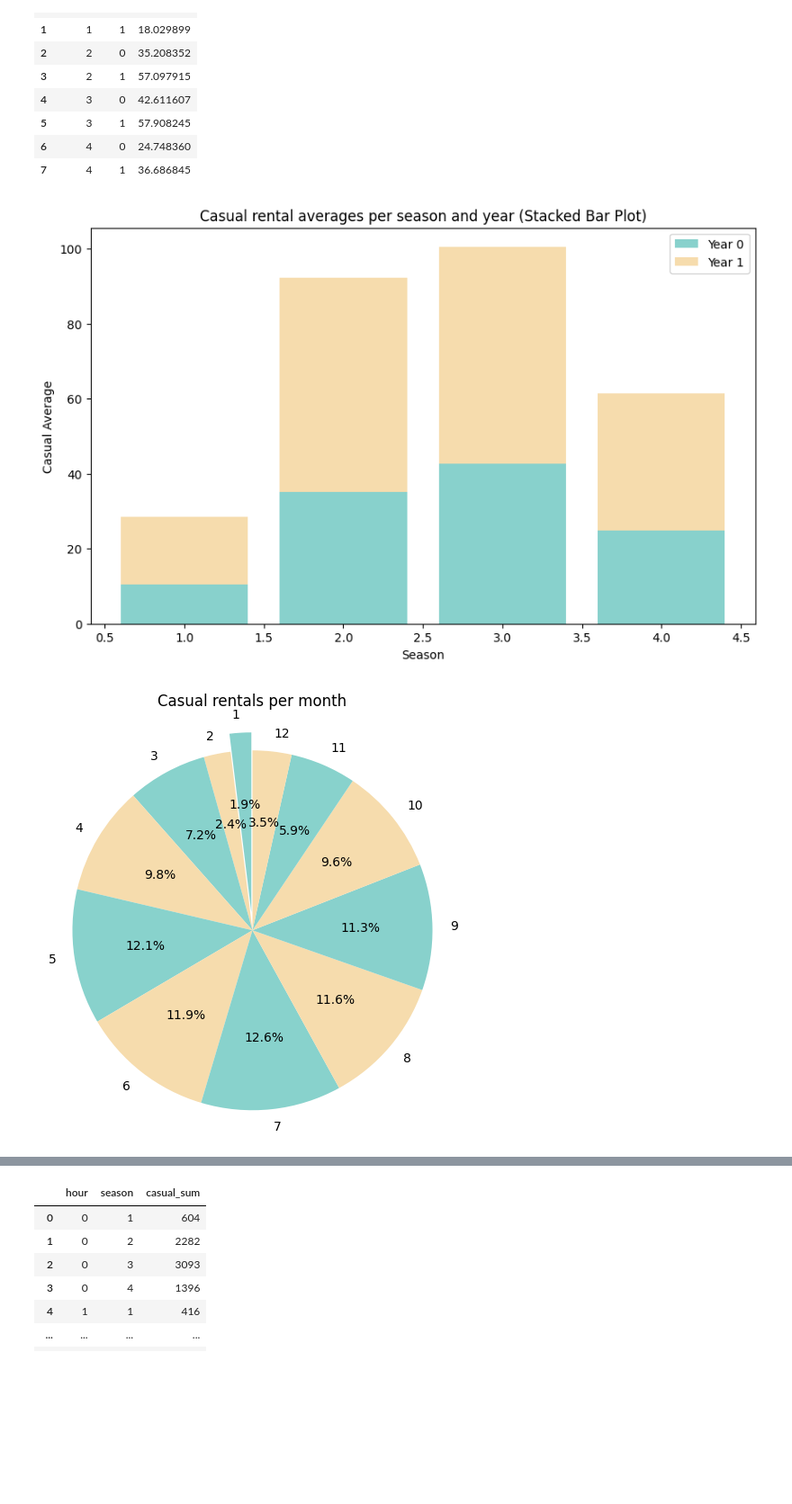
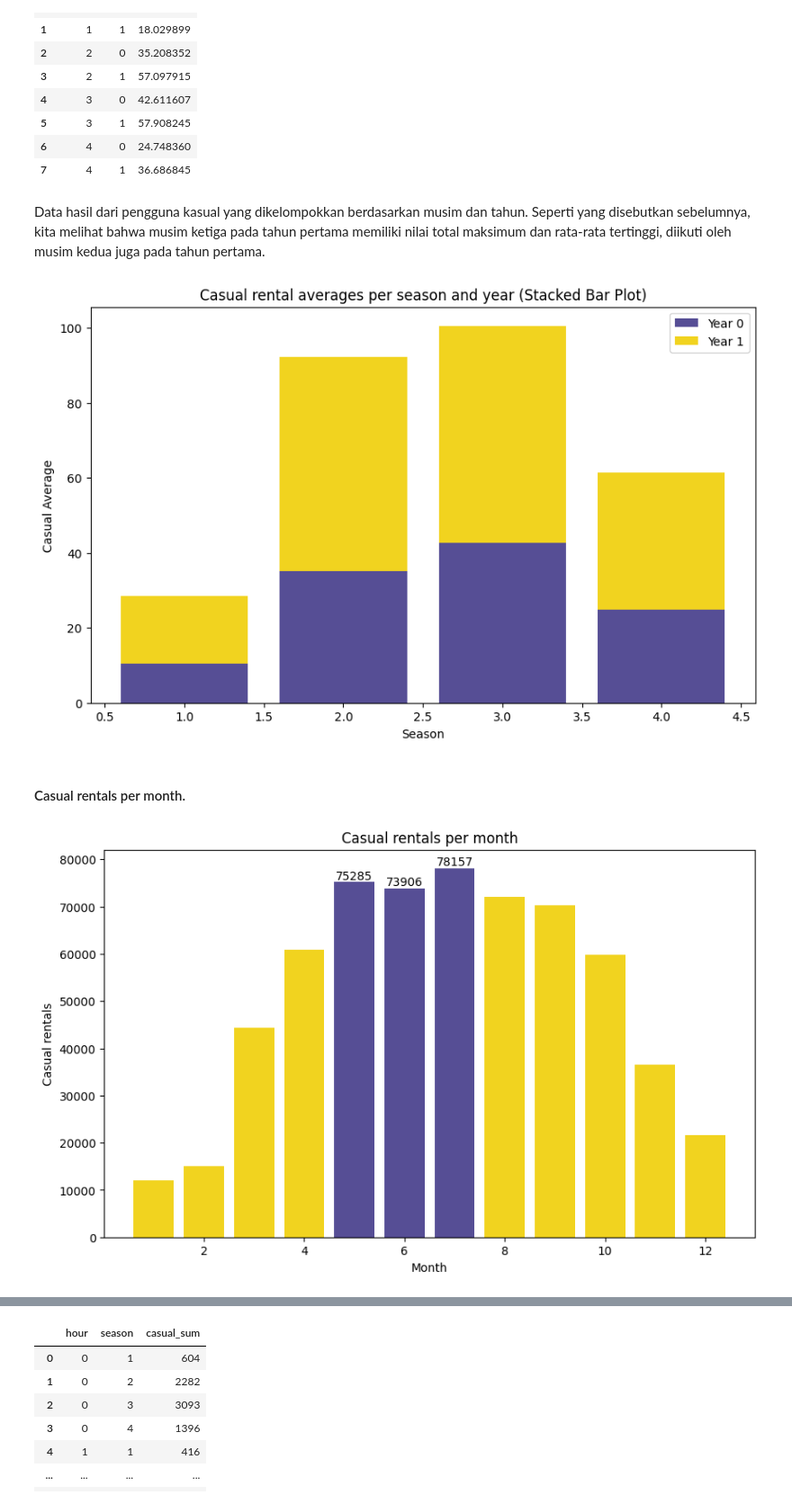
Before and after one commit to mizanulridhoaohana/EDA-using-streamlit, a Jupyter notebook: EDA_Bike_Sharing.ipynb, the cells around one changed output, grey strips where cells are left out. Shown at 90% size. Saved outputs shown, nothing was run; the diff lists cells and outputs as text; code cells hidden in the pictures; blank space fills up the shorter version.

```diff
--- a/EDA_Bike_Sharing.ipynb
+++ b/EDA_Bike_Sharing.ipynb
@@ -181,6 +202,8 @@ df_casual_avg
 | 5 | 3 | 1 | 57.908245 |
 | 6 | 4 | 0 | 24.748360 |
 | 7 | 4 | 1 | 36.686845 |
+# %% [markdown]
+<p>Data hasil dari pengguna kasual yang dikelompokkan berdasarkan musim dan tahun. Seperti yang disebutkan sebelumnya, kita melihat bahwa musim ketiga pada tahun pertama memiliki nilai total maksimum dan rata-rata tertinggi, diikuti oleh musim kedua juga pada tahun pertama.</p>
 # %%
 import matplotlib.pyplot as plt
 
@@ -189,50 +212,53 @@ seasons = [1, 2, 3, 4]
 year_0_data = [10.360251, 35.208352, 42.611607, 24.748360]
 year_1_data = [18.029899, 57.097915, 57.908245, 36.686845]
 
-# Membuat plot
+# plotting
 plt.figure(figsize=(10, 6))
-bar1 = plt.bar(seasons, year_0_data, label='Year 0', color='#88D1CC')
-bar2 = plt.bar(seasons, year_1_data, bottom=year_0_data, label='Year 1', color='#F6DCAD')
+bar1 = plt.bar(seasons, year_0_data, label='Year 0', color='#564E95')
+bar2 = plt.bar(seasons, year_1_data, bottom=year_0_data, label='Year 1', color='#F1D31F')
 
-# Menambahkan judul dan label sumbu
 plt.title('Casual rental averages per season and year (Stacked Bar Plot)')
 plt.xlabel('Season')
 plt.ylabel('Casual Average')
 
-# Menambahkan legenda
 plt.legend()
+# plt.grid(True)
 
-# Menampilkan plot
 plt.show()
 # %% [output]
-[figure, old version]
+[figure, new version]
+# %% [markdown]
+#### Casual rentals per month.
 # %%
 import matplotlib.pyplot as plt
 
 df_casual_month = hour_df.groupby(['month']).agg({'casual': 'sum'}).reset_index()
 df_casual_month.rename(columns={'casual': 'casual_sum'}, inplace=True)
 
 # Data
 casual_sum = df_casual_month['casual_sum']
 months = df_casual_month['month']
 
-# Colors for the pie chart
-colors = ['#88D1CC', '#F6DCAD', '#88D2CC', '#F6DCAD', '#88D2CC', '#F6DCAD', '#88D2CC', '#F6DCAD']
+# Mencari tiga data tertinggi
+top3_indices = casual_sum.nlargest(3).index
 
-# Create an explode list to emphasize the first slice (January)
-explode = [0.1 if i == 0 else 0 for i in range(len(months))]
+# Membuat daftar warna
+colors = ['#564E95' if i in top3_indices else '#F1D31F' for i in range(len(months))]
 
-# Create a pie chart
-plt.figure(figsize=(6, 6))
-plt.pie(casual_sum, labels=months, colors=colors, autopct='%1.1f%%', startangle=90, explode=explode)
+# Create a bar chart
+plt.figure(figsize=(10, 6))
+bars = plt.bar(months, casual_sum, color=colors)
 
-# Add a title
+# Add labels and title
+plt.xlabel('Month')
+plt.ylabel('Casual rentals')
 plt.title('Casual rentals per month')
 
-# Display the pie chart
-plt.axis('equal')  # To ensure the pie chart is circular
+for i in top3_indices:
+    plt.text(i+1, casual_sum[i], casual_sum[i], ha='center', va='bottom')
+
 
 # Show the plot
 plt.show()
 # %% [output]
-[figure, old version]
+[figure, new version]
```
Also changed, not shown: parts of 27 cells of this notebook, 2 other files.
